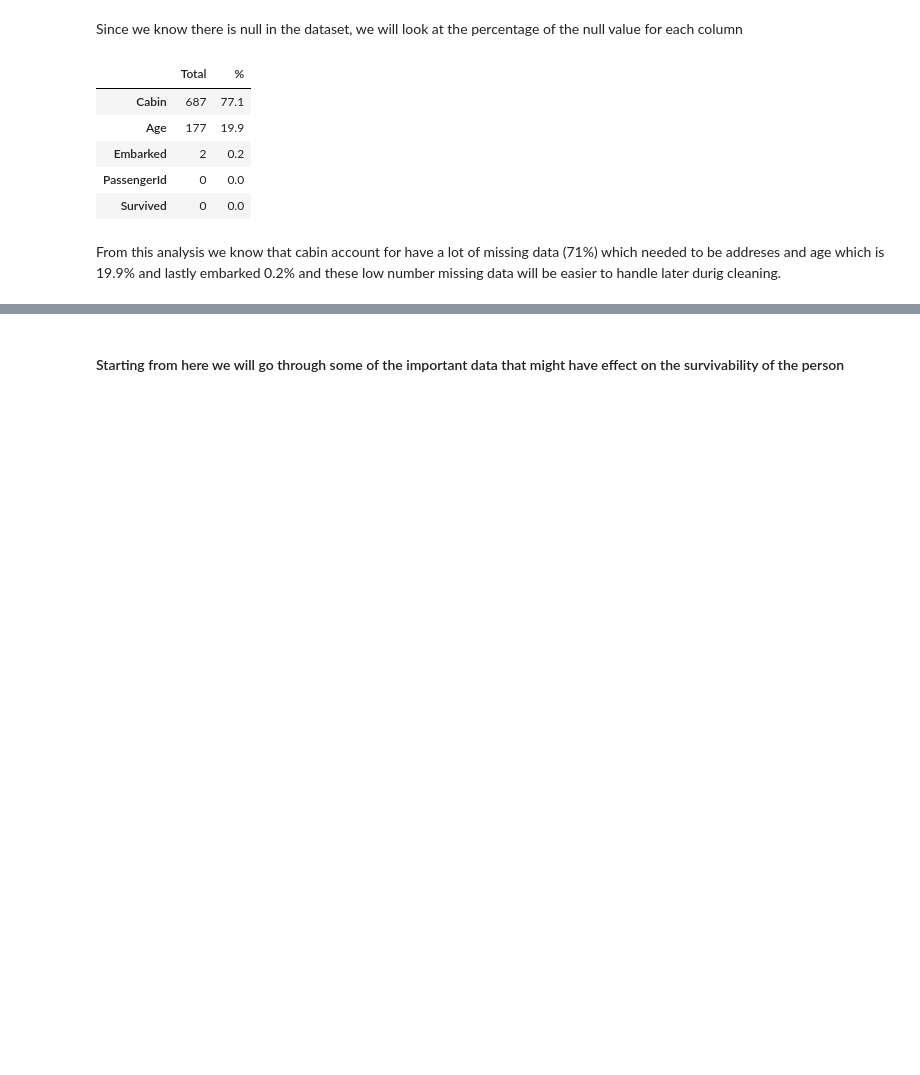
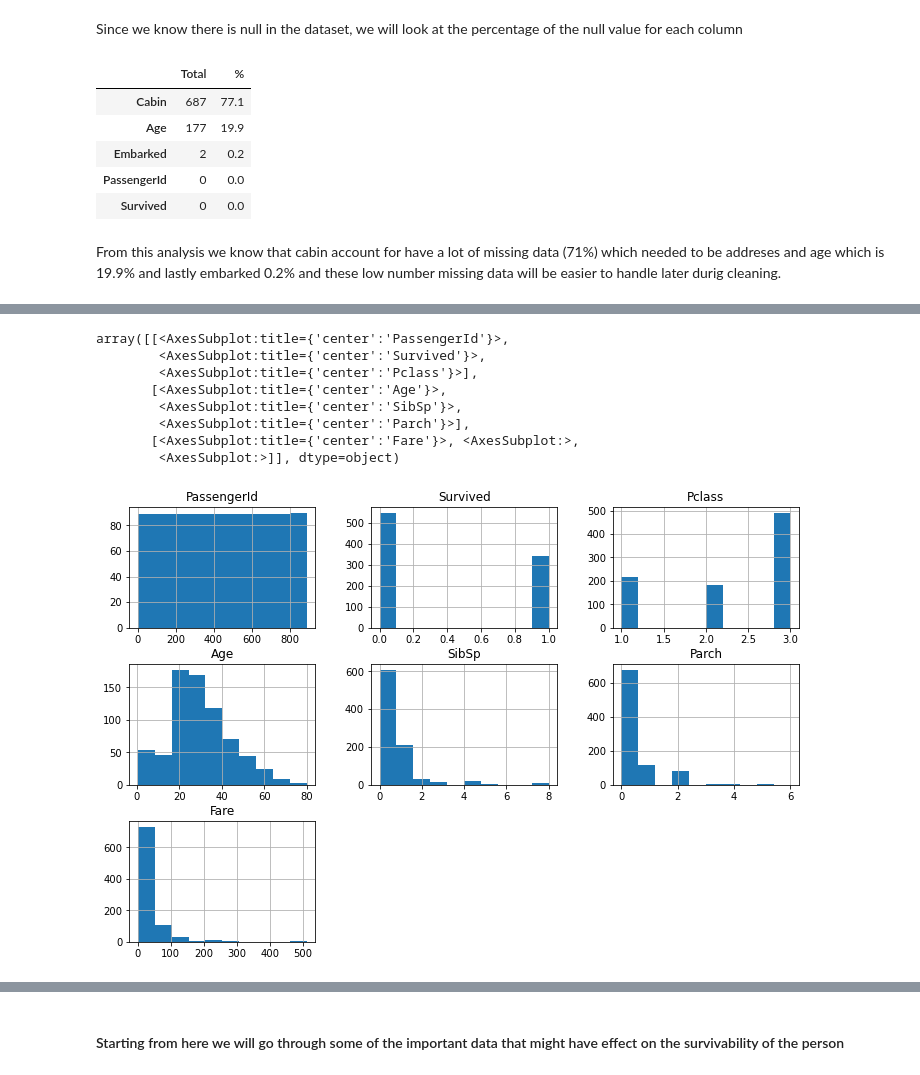
Before and after one commit to CertifaiAI/data-science-fundamentals, a Jupyter notebook: day_3/8S_End to End Example .ipynb, the cells around one changed output, grey strips where cells are left out. Cells and saved outputs as stored; diff of their text form; code cells hidden in the pictures; blank space fills up the shorter version.

```diff
--- a/day_3/8S_End to End Example .ipynb
+++ b/day_3/8S_End to End Example .ipynb
@@ -161,0 +226,15 @@ From this analysis we know that cabin account for have a lot of missing data (71
+# %%
+import warnings
+warnings.filterwarnings('ignore')
+fig = plt.figure(figsize = (12,8))
+x_train.hist(ax = fig.gca())
+# %% [output]
+array([[<AxesSubplot:title={'center':'PassengerId'}>,
+        <AxesSubplot:title={'center':'Survived'}>,
+        <AxesSubplot:title={'center':'Pclass'}>],
+       [<AxesSubplot:title={'center':'Age'}>,
+        <AxesSubplot:title={'center':'SibSp'}>,
+        <AxesSubplot:title={'center':'Parch'}>],
+       [<AxesSubplot:title={'center':'Fare'}>, <AxesSubplot:>,
+        <AxesSubplot:>]], dtype=object)
+[figure, added]
```
Also changed, not shown: parts of 111 cells of this notebook.
